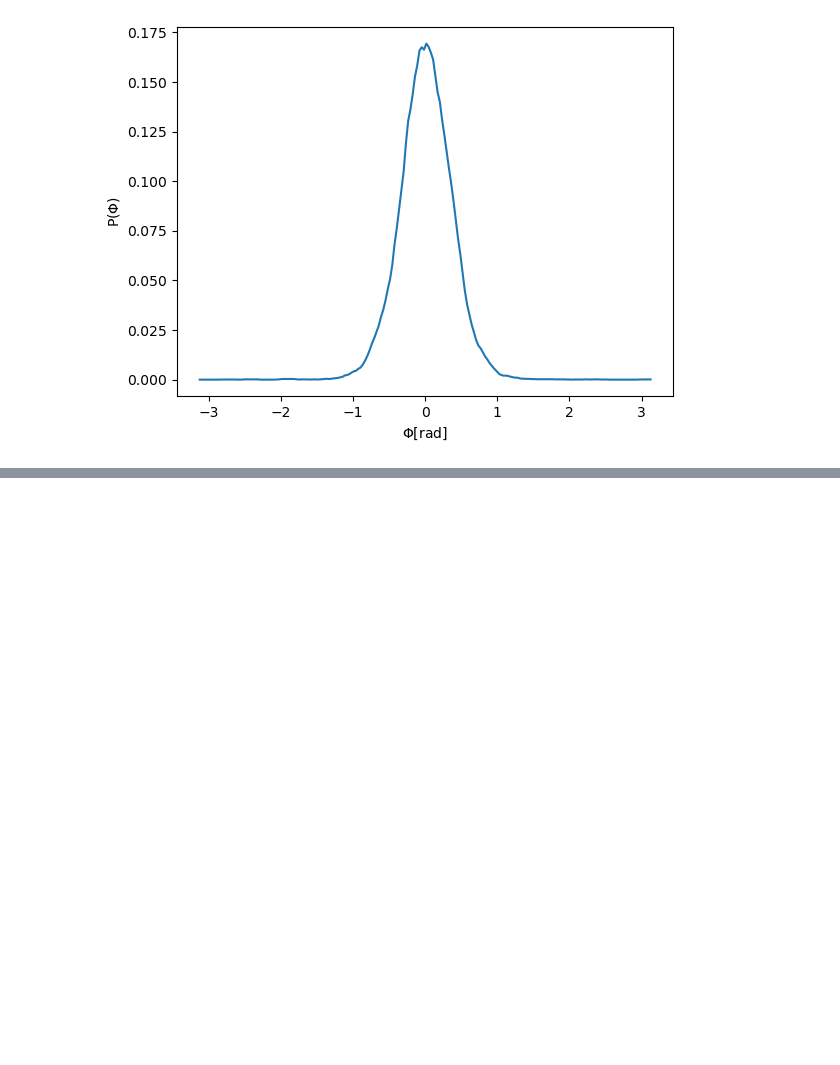
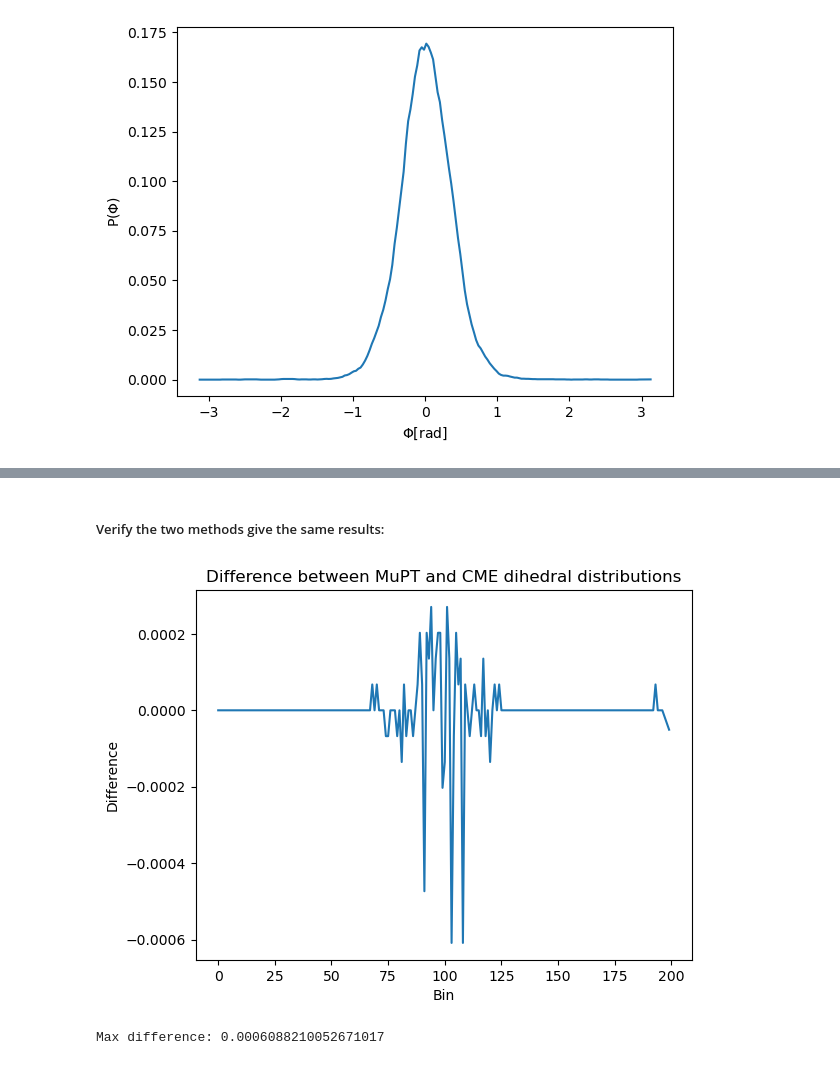
Before and after one commit to StephMcCallum/mupt-analysis-clean, a Jupyter notebook: geo_distributions_reference/distributions.ipynb, the cells around one changed output, grey strips where cells are left out. Drawn from its saved outputs; the diff is of its cells as text; code cells hidden in the pictures; blank space fills up the shorter version.

```diff
--- a/geo_distributions_reference/distributions.ipynb
+++ b/geo_distributions_reference/distributions.ipynb
@@ -244,7 +244,8 @@ chains = 1
 angle = "AAAA"
 nbins = 200
 weight_dist = np.zeros(nbins)
-adist = dihedral_distribution(
+
+dihedist = dihedral_distribution(
     gsd_file = ("trajectory1.gsd"),
     A_name=angle[0],
     B_name=angle[1],
@@ -255,13 +256,13 @@ adist = dihedral_distribution(
     start =0,
     bins=nbins
     )
-smooth = signal.savgol_filter(adist[:,1], window_length=7, polyorder=1)
+smooth = signal.savgol_filter(dihedist[:,1], window_length=7, polyorder=1)
 weight_dist += smooth
 
-plt.plot(adist[:,0], weight_dist/7, markersize=0)
+plt.plot(dihedist[:,0], weight_dist/7, markersize=0)
 
-plt.xlabel("$\Phi$[rad]")
-plt.ylabel("P($\Phi$)")
+plt.xlabel(r"$\Phi$[rad]")
+plt.ylabel(r"P($\Phi$)")
 # %% [output]
 Text(0, 0.5, 'P($\\Phi$)')
 [figure]
@@ -267,0 +299,12 @@ Text(0, 0.5, 'P($\\Phi$)')
+# %% [markdown]
+##### Verify the two methods give the same results:
+# %%
+plt.plot((mupt_weight_dist/7) - (weight_dist/7))
+plt.xlabel("Bin")
+plt.ylabel("Difference")
+plt.title("Difference between MuPT and CME dihedral distributions")
+plt.show()
+print("Max difference:", np.max(np.abs((mupt_weight_dist/7) - (weight_dist/7))))
+# %% [output]
+[figure, added]
+Max difference: 0.0006088210052671017
```
Also changed, not shown: parts of 6 cells of this notebook, 2 other files.
